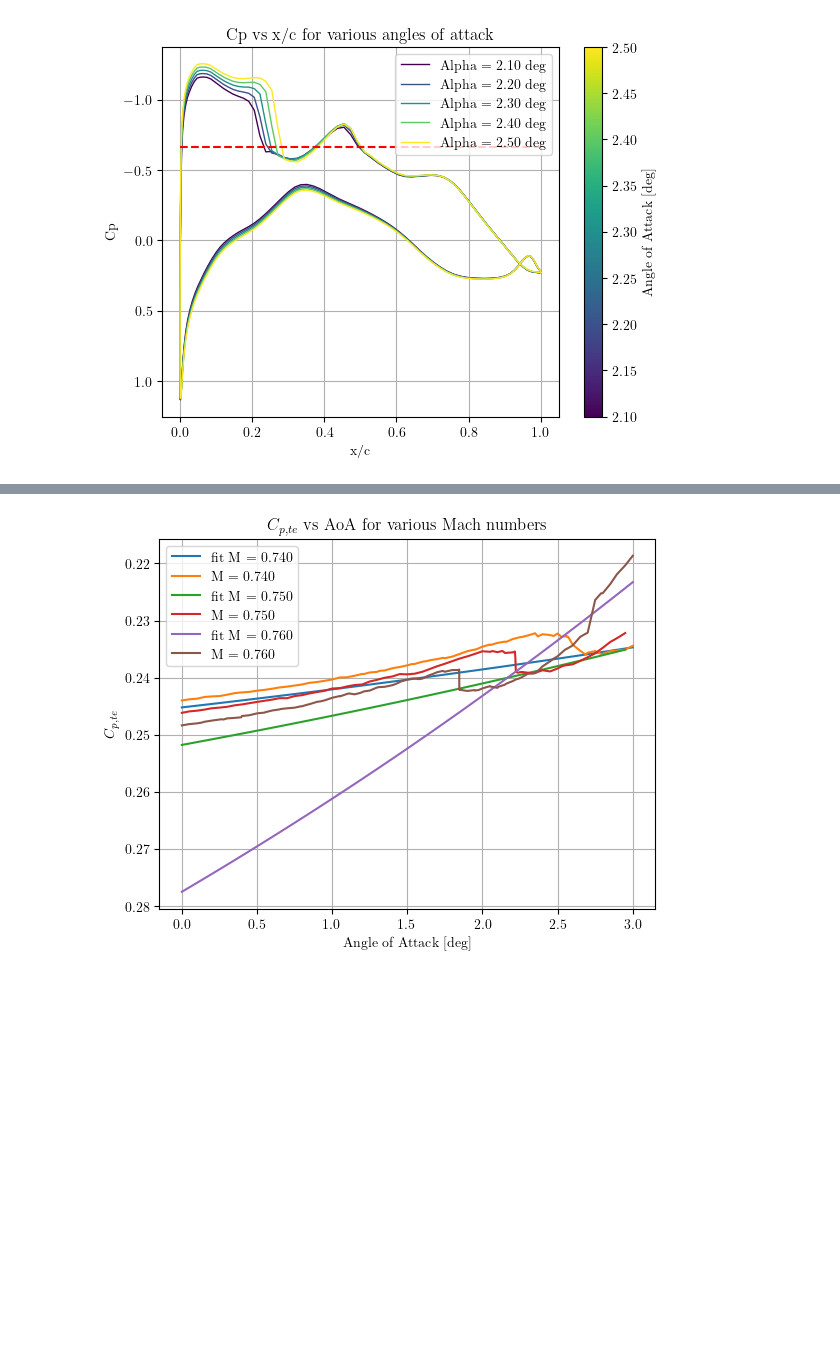
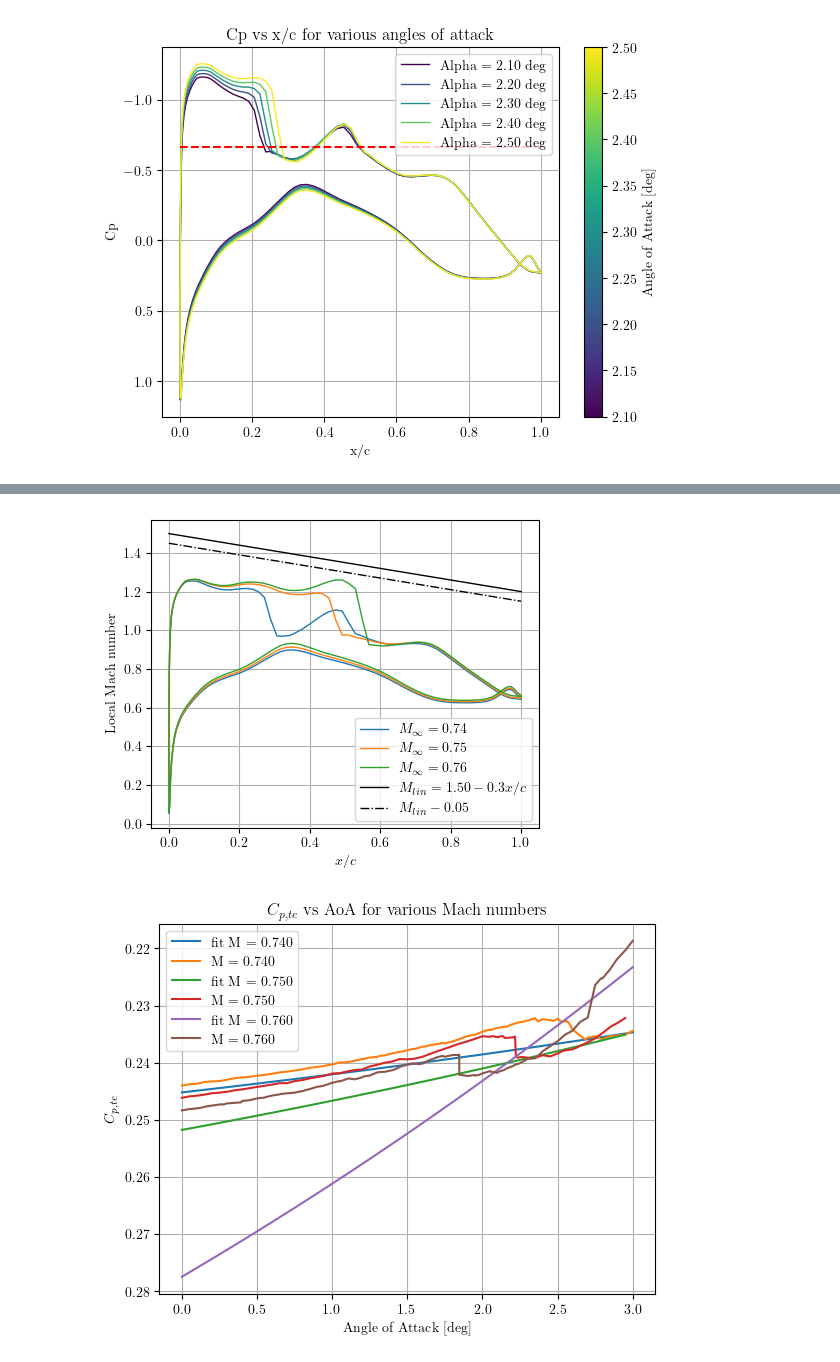
Before and after one commit to lpender3672/MEng-CW, a Jupyter notebook: IIB/4A7/transonic_wing/plot_cpte_vs_alpha.ipynb, the cells around one changed output, grey strips where cells are left out. Drawn from its saved outputs; the diff is of its cells as text; code cells hidden in the pictures; blank space fills up the shorter version.

```diff
--- a/IIB/4A7/transonic_wing/plot_cpte_vs_alpha.ipynb
+++ b/IIB/4A7/transonic_wing/plot_cpte_vs_alpha.ipynb
@@ -125,3 +122,36 @@ No artists with labels found to put in legend.  Note that artists whose label st
+# %%
+from buffet import mach_from_p_over_p0, f
+
+machs = np.arange(0.74, 0.76, 0.01)
+alpha = 2.3
+
+plt.figure(figsize=(5, 4))
+cs = plt.cm.viridis(np.linspace(0, 1, len(machs)))
+i=0
+
+for m in machs:
+    res = App.run(m, alpha, 10)
+    if res is None:
+        continue
+
+    lab = '$M_{\infty} = ' + str(m) + '$'
+    plt.plot(res.x, mach_from_p_over_p0(res.p_over_p0), linewidth = 1, label=lab)
+
+    i += 1
+
+
+x = np.linspace(0, 1, 100)
+plt.plot(x, f(x), 'k', label = "$M_{lin} = 1.50 - 0.3x/c$", linewidth=1)
+plt.plot(x, f(x) - 0.05, 'k', linestyle='-.', label = "$M_{lin}-0.05$", linewidth=1)
+
+plt.xlabel('$x/c$')
+plt.ylabel('Local Mach number')
+plt.legend()
+
+plt.grid()
+plt.savefig('figures/mach_vs_xc.png', dpi=400)
+# %% [output]
+[figure, added]
 # %%
 # 100 runs takes ~ 5 minutes
 machs = np.linspace(0.76, 0.78, 2)
```
Also changed, not shown: parts of 1 cell of this notebook, 6 other files.
